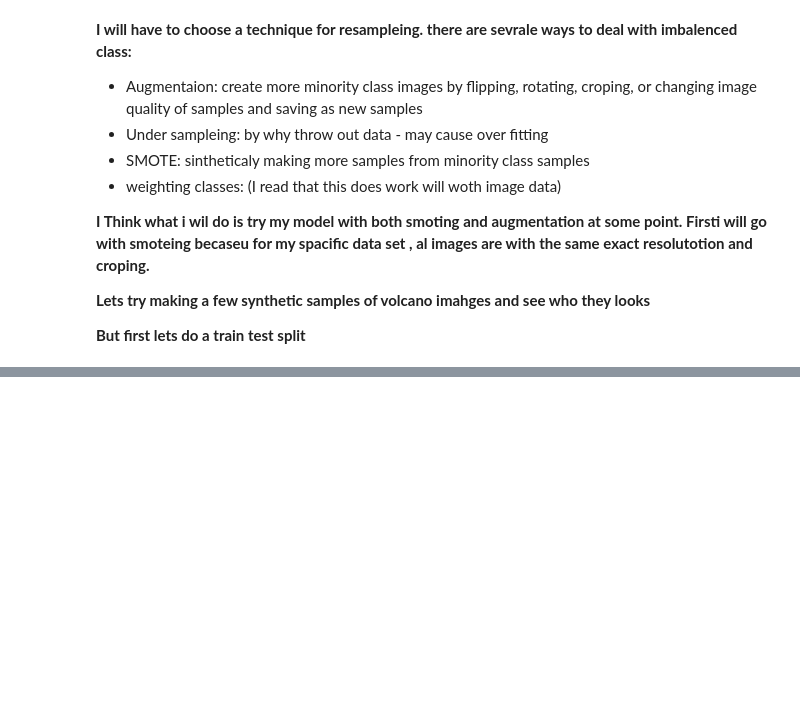
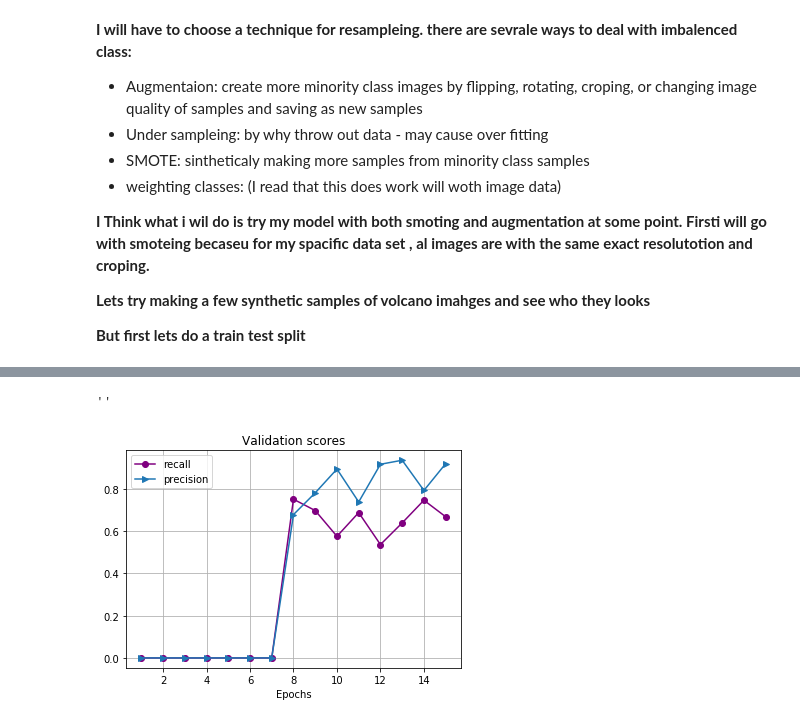
Before and after one commit to Iguanacolossus/Volcanoes-on-Venus, a Jupyter notebook: vov_nb.ipynb, the cells around one changed output, grey strips where cells are left out. Drawn from its saved outputs; the diff is of its cells as text; code cells hidden in the pictures; blank space fills up the shorter version.

Commit message:
added model

```diff
--- a/vov_nb.ipynb
+++ b/vov_nb.ipynb
@@ -112,0 +143,2 @@ ModuleNotFoundError: No module named 'tensorflow'
+# %%
+modelCNN1.compile(loss = 'binary_crossentropy', optimizer = 'adam', metrics = metrics2)
@@ -112,0 +150,7 @@ ModuleNotFoundError: No module named 'tensorflow'
+# %%
+epochs =15
+batch_size = 32
+# %%
+model3 = modelCNN1.fit(X_train, y_train, epochs=epochs, batch_size=batch_size,
+                        validation_data=(X_vali, y_vali)
+                       )
@@ -112,0 +181,4 @@ ModuleNotFoundError: No module named 'tensorflow'
+# %%
+historyCNN1 = model3.history
+with open('/trainHistory3Dict', 'wb') as file_pi:
+        pickle.dump(history3, file_pi)
@@ -112,0 +207,16 @@ ModuleNotFoundError: No module named 'tensorflow'
+# %%
+epochs = list(range(1,len(historyCNN1['loss'])+1))
+#prec = history3['val_true_positives']/(history3['val_true_positives']+history3['val_false_positives'])
+plt.plot(epochs,historyCNN1['val_recall'],'-o',label='recall',color='Purple')
+plt.plot(epochs,historyCNN1['val_precision'],'->',label='precision')
+#plt.plot(epochs,history3['val_true_negatives'],'-+',label='TN')
+#plt.plot(epochs,history3['val_false_negatives'],'-s',label='FN')
+plt.title('Validation scores')
+plt.grid()
+plt.legend()
+plt.xlabel('Epochs')
+plt.savefig('images/CNN3_val_scores.png')
+;
+# %% [output]
+''
+[figure, added]
```
Also changed, not shown: parts of 45 cells of this notebook, 10 other files.
